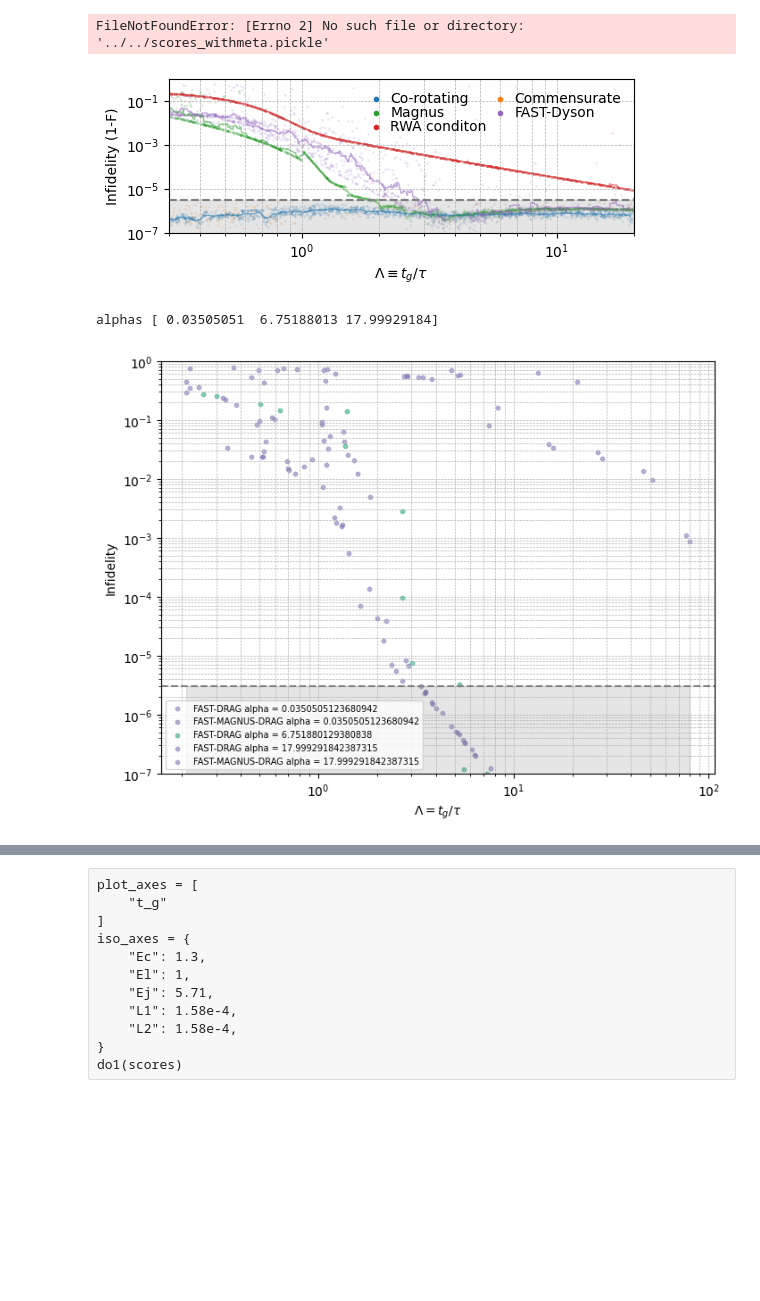
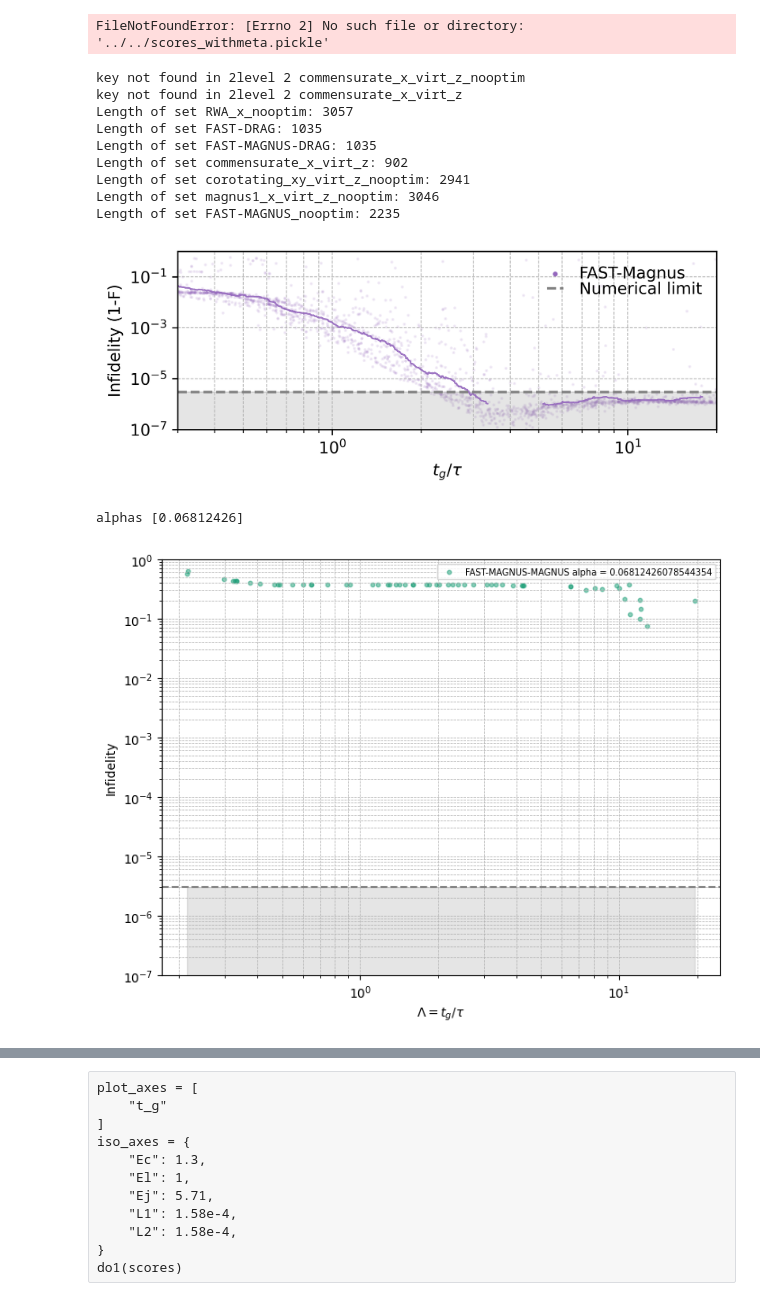
Before and after one commit to t-clausen/qdev_fastgates, a Jupyter notebook: bachelor/Condition evaluation Larmor/main_plot_infidelity.ipynb, the cells around one changed output, grey strips where cells are left out. Cells and saved outputs as stored; diff of their text form; code cells hidden in the pictures; blank space fills up the shorter version.

```diff
--- a/bachelor/Condition evaluation Larmor/main_plot_infidelity.ipynb
+++ b/bachelor/Condition evaluation Larmor/main_plot_infidelity.ipynb
@@ -44,7 +44,21 @@ import numpy as np
 import matplotlib.pyplot as plt
 with open("../../scores_withmeta_2levelfinal.pickle", "rb") as f:
     #with open("../../scores_withmeta.pickle", "rb") as f:
-    scores_2level = pickle.load(f)
+    scores_2level_1 = pickle.load(f)
+with open("../../scores_withmeta_2levelfinal_justnotFM.pickle", "rb") as f:
+    #with open("../../scores_withmeta.pickle", "rb") as f:
+    scores_2level_2 = pickle.load(f)
+"""with open("../../scores_withmeta.pickle", "rb") as f:
+    scores_2level = pickle.load(f)"""
+#scores_2level_2 = {k: scores_2level_2[k] for k in scores_2level_2 if "FAST-M" not in k}
+for key in scores_2level_1:
+    if key in scores_2level_2 and "comm" not in key:
+        scores_2level_2[key] += scores_2level_1[key]
+    else:
+        print("key not found in 2level 2", key)
+#for key in scores_2level_3:
+#    scores_2level_2[key] = scores_2level_3[key]
+scores_2level = scores_2level_2
 """goodkeys = [k for k in scores_2level if "FAST" not in k]
 scores_2level = {k: scores_2level[k] for k in goodkeys}
 with open("../../scores_withmeta.pickle", "wb") as f:
@@ -58,15 +72,15 @@ def do_simple(scores):
         #"font.family": "Helvetica"
     })
     key_table = {
-        "magnus1": "Magnus",
+        "magnus1": "MS",
         "comm": "Commensurate",
         "cor": "Co-rotating",
         "RWA": "RWA conditon",
-        "FAST-M": "FAST-Dyson",
+        "FAST-M": "FAST-Magnus",
         "FAST_n": "FAST",
         "FAST-D": "FAST-DRAG",
     }
-    fig, ax = plt.subplots(1, 1, figsize=(6, 2))
+    fig, ax = plt.subplots(1, 1, figsize=(6, 2),dpi=600)
     all_lambdas = []
     colors = {
         "cor": "tab:blue",
@@ -81,6 +95,12 @@ def do_simple(scores):
         lbl = "none"
         if "comm" in key and "nooptim" in key: continue
         if "FAST_n" in key: continue
+        if "FAST-D" in key: continue
+        if "FAST-M" in key and "nooptim" not in key: continue
+        if "RWA" in key or 'magnus' in key or "FAST-D" in key or "comm" in key or "cor" in key:
+            #if "RWA" in key or "cor" in key in key or "magnus" in key or "comm" in key:
+            continue
+
         if "old" in key or len(scores[key]) < 1:
             continue
         tgs = []
@@ -121,43 +141,63 @@ def do_simple(scores):
                 break
         sc = ax.scatter(l2plot, 1-f2plot, label=rf"{lbl}",c=c, alpha=0.1, s=1, rasterized=True)
         #do a moving average aswell
-        N = 25
+        N = 100
+        #if "comm" in key: N = N//10
         kernel = np.ones(N)
         #kernel = np.exp(-np.linspace(-1, 1, N)**2*10)
+        #if "comm" not in key:
         kernel /= np.sum(kernel)
         favg = np.power(10,np.convolve(np.log10(1-f2plot), kernel, mode='valid'))
         lavg = l2plot[N//2:-N//2+1]
-        ax.plot(lavg, favg, c=c, alpha=0.5, linewidth=1.0)
-        ax.set_xlabel(r"$\Lambda\equiv t_g/\tau$")
+        order = np.argsort(lavg)
+        lavg = lavg[order]
+        favg = favg[order]
+        if "comm" not in key:
+            ax.plot(lavg, favg, c=c, alpha=0.9, linewidth=1.0)
+        else:
+            ax.scatter(lavg, favg, c=c, alpha=0.9, s=1)
+        #ax.set_xlabel(r"$\Lambda\equiv t_g/\tau$")
+        ax.set_xlabel(r"$t_g/\tau$")
         ax.set_ylabel("Infidelity (1-F)")
         #ax.set_title(key)
     #make a horizontal line 2e-6, and grey out all under it
     if len(all_lambdas) > 0:
         mi = np.min(all_lambdas)
         ma = np.max(all_lambdas)
-        plt.axhline(y=3e-6, color='grey', linestyle='--')
-        plt.fill_betweenx([0, 3e-6], mi, ma, color='grey', alpha=0.2)
+        plt.axhline(y=3e-6, color='grey', linestyle='--', label='Numerical limit')
+        plt.fill_betweenx([0, 3e-6], 0, ma, color='grey', alpha=0.2)
         plt.xlim([3e-1, 2e1])
         plt.yscale("log")
         plt.xscale("log")
         plt.ylim([1e-7,1])
-        lgnd = plt.legend(fontsize=10, frameon=False,ncol=2, loc='upper right',
-                   bbox_to_anchor=(1.0, 1.0), handletextpad=0.0, labelspacing=0.0,
-                   columnspacing=0.0, markerscale=3.0)
+        lgnd = plt.legend(fontsize=10, frameon=False,ncol=1, loc='upper right',
+                   bbox_to_anchor=(1.0, 1.0), handletextpad=1.0, labelspacing=0.0,
+                   columnspacing=0.0, markerscale=2.0,
+                     handlelength=1.0)
         for i in range(len(lgnd.legend_handles)):
             lgnd.legend_handles[i]._alpha = 1
         #with grid
         plt.grid(which='both', linestyle='--', linewidth=0.5)
         plt.savefig("fidelity.pdf", bbox_inches='tight',dpi=600)
         plt.show()
 
 
 
-
+for k in scores_2level:
+    print(f"Length of set {k}: {len(scores_2level[k])}")
 
 do_simple(scores_2level)
 # %% [output]
+key not found in 2level 2 commensurate_x_virt_z_nooptim
+key not found in 2level 2 commensurate_x_virt_z
+Length of set RWA_x_nooptim: 3057
+Length of set FAST-DRAG: 1035
+Length of set FAST-MAGNUS-DRAG: 1035
+Length of set commensurate_x_virt_z: 902
+Length of set corotating_xy_virt_z_nooptim: 2941
+Length of set magnus1_x_virt_z_nooptim: 3046
+Length of set FAST-MAGNUS_nooptim: 2235
-[figure, old version]
+[figure, new version]
 # %%
 import random
 import numpy as np
@@ -265,8 +305,8 @@ def do_byalpha(scores):
 
 do_byalpha(scores_alpha)
 # %% [output]
-alphas [ 0.03505051  6.75188013 17.99929184]
+alphas [0.06812426]
-[figure, old version]
+[figure, new version]
 # %%
 import sympy as sp
 from scipy.optimize import curve_fit
```
Also changed, not shown: parts of 2 cells of this notebook, 11 other files.
